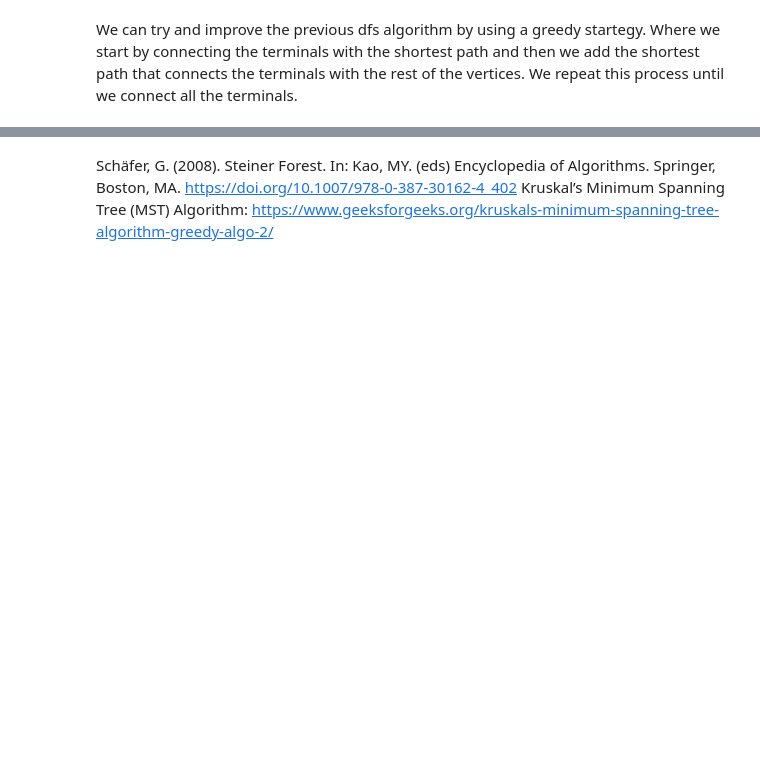
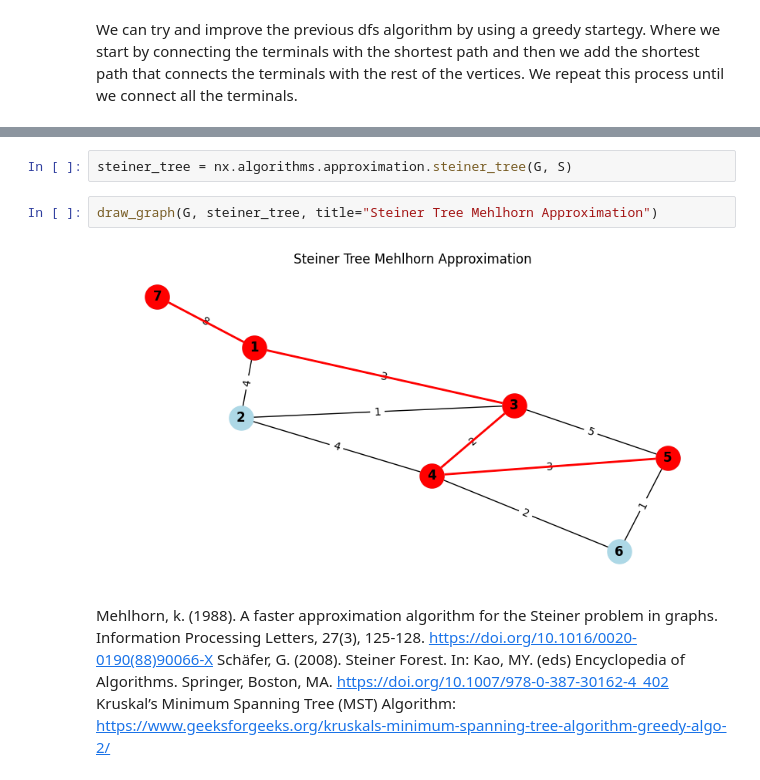
Before and after one commit to 0xjrr/steiner_trees, a Jupyter notebook: steiner_trees.ipynb, the cells around one changed output, grey strips where cells are left out. Saved outputs shown, nothing was run; the diff lists cells and outputs as text; blank space fills up the shorter version.

```diff
--- a/steiner_trees.ipynb
+++ b/steiner_trees.ipynb
@@ -227,3 +198,10 @@ draw_graph(G, greedy_dfs_steiner_tree, title="DFS Steiner Tree Example")
+# %%
+steiner_tree = nx.algorithms.approximation.steiner_tree(G, S)
+# %%
+draw_graph(G, steiner_tree, title="Steiner Tree Mehlhorn Approximation")
+# %% [output]
+[figure, added]
 # %% [markdown]
+Mehlhorn, k. (1988). A faster approximation algorithm for the Steiner problem in graphs. Information Processing Letters, 27(3), 125-128. https://doi.org/10.1016/0020-0190(88)90066-X
 Schäfer, G. (2008). Steiner Forest. In: Kao, MY. (eds) Encyclopedia of Algorithms. Springer, Boston, MA. https://doi.org/10.1007/978-0-387-30162-4_402
 Kruskal’s Minimum Spanning Tree (MST) Algorithm: https://www.geeksforgeeks.org/kruskals-minimum-spanning-tree-algorithm-greedy-algo-2/
```
Also changed, not shown: parts of 14 cells of this notebook.
